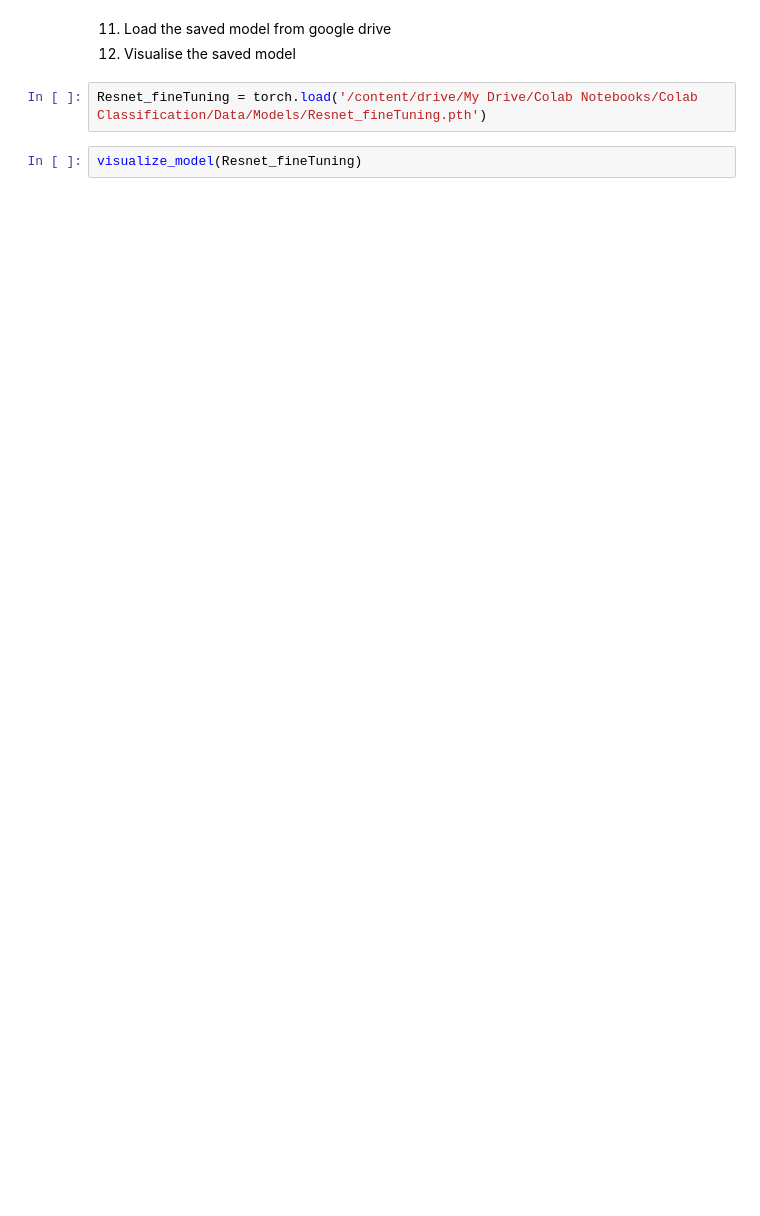
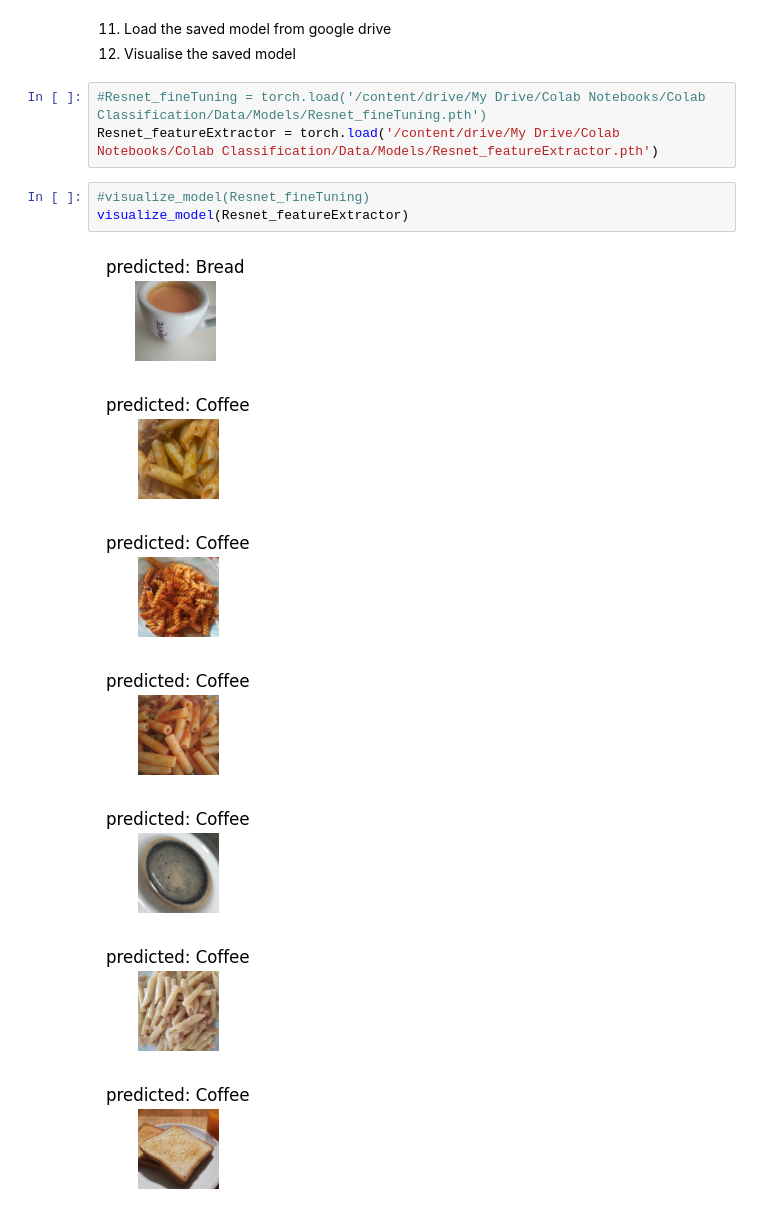
Before and after one commit to EdH66/colab_notebooks_dev, a Jupyter notebook: Multi_image_FixedFeatureExtraction_PyTorchandResNets.ipynb, the cells around one changed output. Cells and saved outputs as stored; diff of their text form; blank space fills up the shorter version.

```diff
--- a/Multi_image_FixedFeatureExtraction_PyTorchandResNets.ipynb
+++ b/Multi_image_FixedFeatureExtraction_PyTorchandResNets.ipynb
@@ -251,6 +271,16 @@ torch.save(model_fineTuning, "/content/drive/My Drive/Colab Notebooks/Colab Clas
 11. Load the saved model from google drive
 12. Visualise the saved model
 # %%
-Resnet_fineTuning = torch.load('/content/drive/My Drive/Colab Notebooks/Colab Classification/Data/Models/Resnet_fineTuning.pth')
+#Resnet_fineTuning = torch.load('/content/drive/My Drive/Colab Notebooks/Colab Classification/Data/Models/Resnet_fineTuning.pth')
+Resnet_featureExtractor = torch.load('/content/drive/My Drive/Colab Notebooks/Colab Classification/Data/Models/Resnet_featureExtractor.pth')
-# %%
-visualize_model(Resnet_fineTuning)
+# %%
+#visualize_model(Resnet_fineTuning)
+visualize_model(Resnet_featureExtractor)
+# %% [output]
+[figure, added]
+[figure, added]
+[figure, added]
+[figure, added]
+[figure, added]
+[figure, added]
+[figure, added]
```
Also changed, not shown: parts of 3 cells of this notebook.
